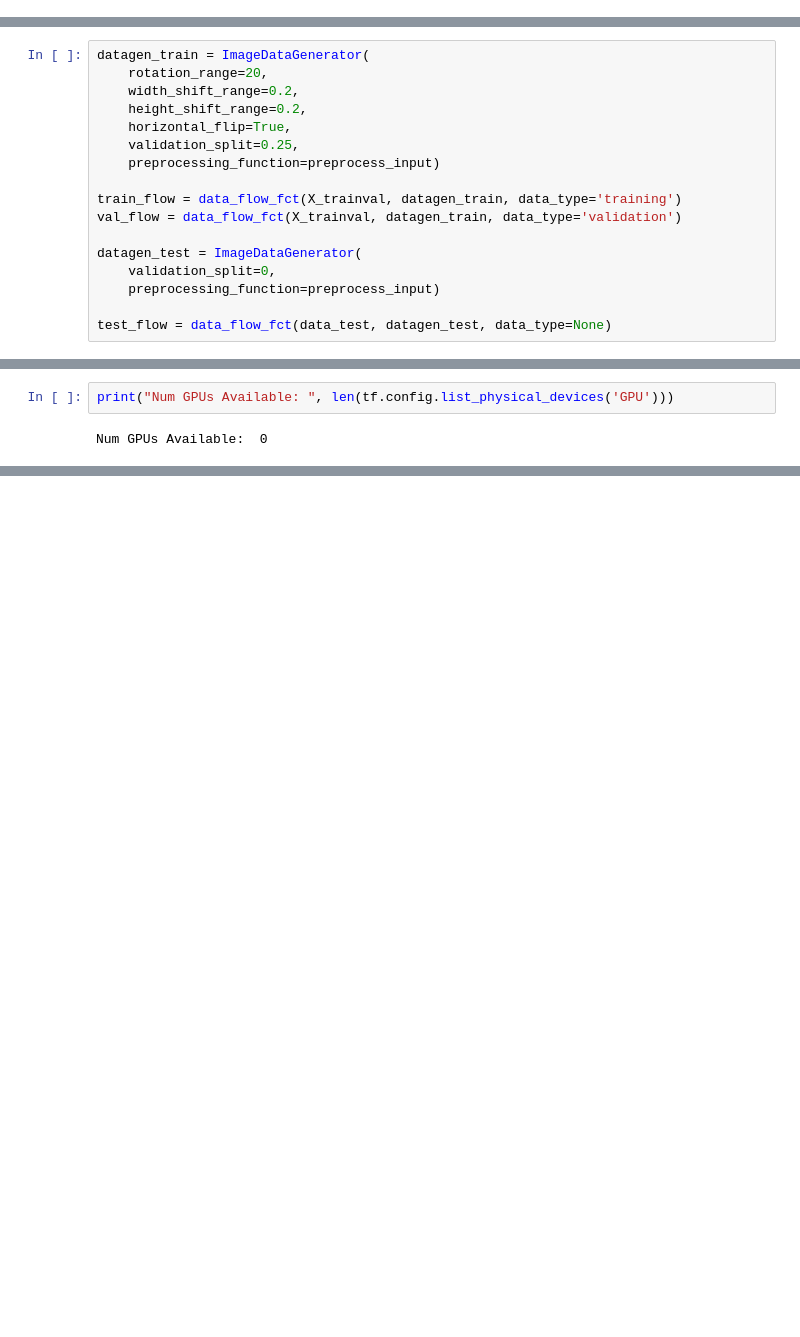
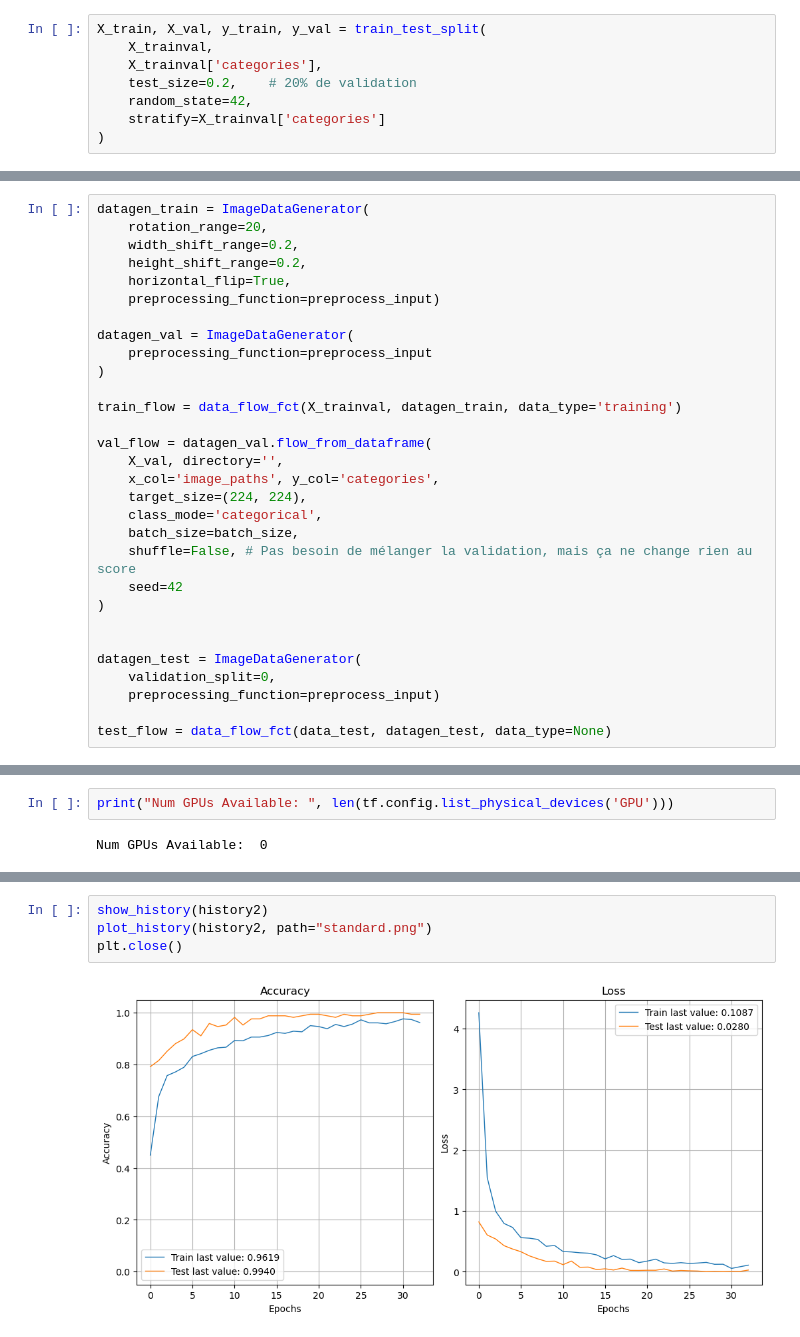
Before and after one commit to ManonVilla/OCProjet6, a Jupyter notebook: VILLA_Manon_3_CCN_Transfert_Learning.ipynb, the cells around one changed output, grey strips where cells are left out. Saved outputs shown, nothing was run; the diff lists cells and outputs as text; blank space fills up the shorter version.

```diff
--- a/VILLA_Manon_3_CCN_Transfert_Learning.ipynb
+++ b/VILLA_Manon_3_CCN_Transfert_Learning.ipynb
@@ -704,6 +718,14 @@ X_trainval, X_test, y_trainval, y_test = train_test_split(
 data_test = pd.DataFrame()
 data_test['image_paths'] = X_test['image_paths']
 data_test['categories'] = X_test['categories']
+# %%
+X_train, X_val, y_train, y_val = train_test_split(
+    X_trainval,
+    X_trainval['categories'],
+    test_size=0.2,    # 20% de validation
+    random_state=42,
+    stratify=X_trainval['categories']
+)
 # %%
 batch_size = 32
 
@@ -722,11 +744,24 @@ datagen_train = ImageDataGenerator(
     width_shift_range=0.2,
     height_shift_range=0.2,
     horizontal_flip=True,
-    validation_split=0.25,
     preprocessing_function=preprocess_input)
 
+datagen_val = ImageDataGenerator(
+    preprocessing_function=preprocess_input
+)
+
 train_flow = data_flow_fct(X_trainval, datagen_train, data_type='training')
-val_flow = data_flow_fct(X_trainval, datagen_train, data_type='validation')
+
+val_flow = datagen_val.flow_from_dataframe(
+    X_val, directory='',
+    x_col='image_paths', y_col='categories',
+    target_size=(224, 224),
+    class_mode='categorical',
+    batch_size=batch_size,
+    shuffle=False, # Pas besoin de mélanger la validation, mais ça ne change rien au score
+    seed=42
+)
+
 
 datagen_test = ImageDataGenerator(
     validation_split=0,
@@ -847,0 +874,6 @@ On voit que le résultat est plus précis sur le jeu de test, ça a donc amélio
+# %%
+show_history(history2)
+plot_history(history2, path="standard.png")
+plt.close()
+# %% [output]
+[figure, added]
```
Also changed, not shown: parts of 33 cells of this notebook, 6 other files.
